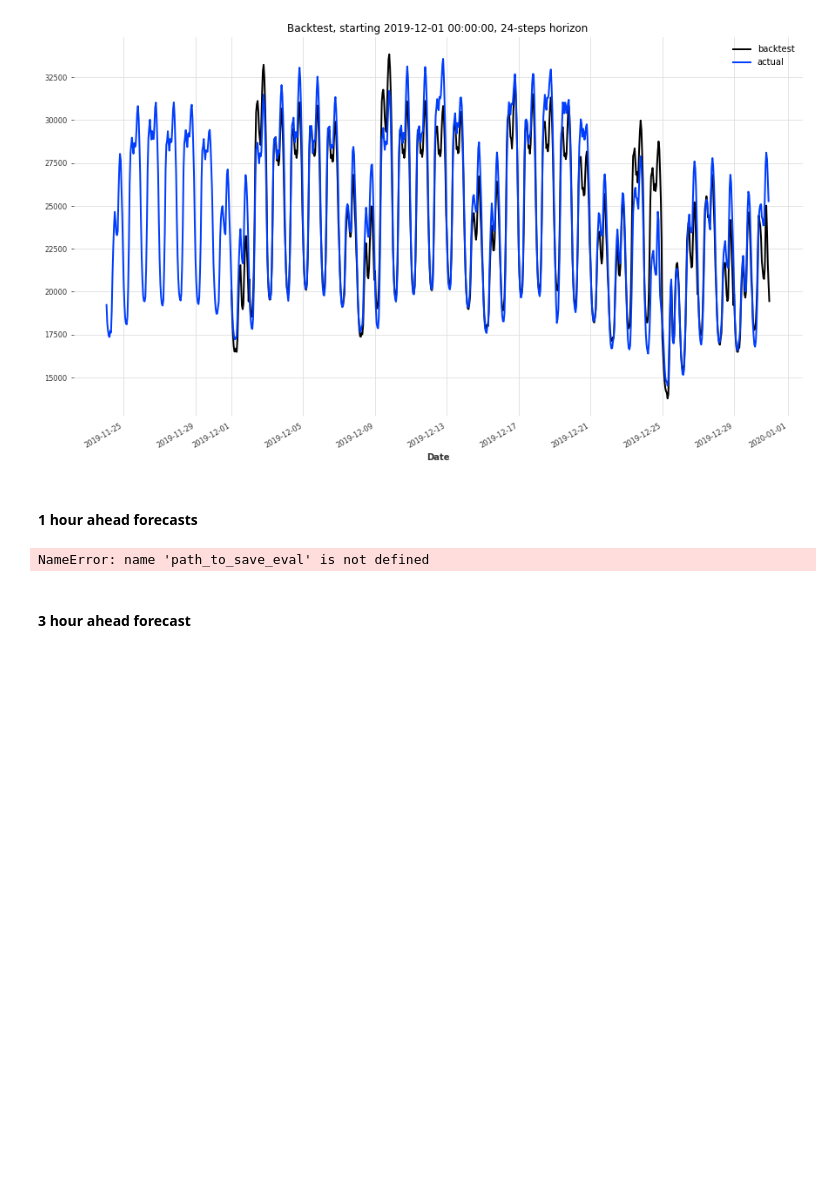
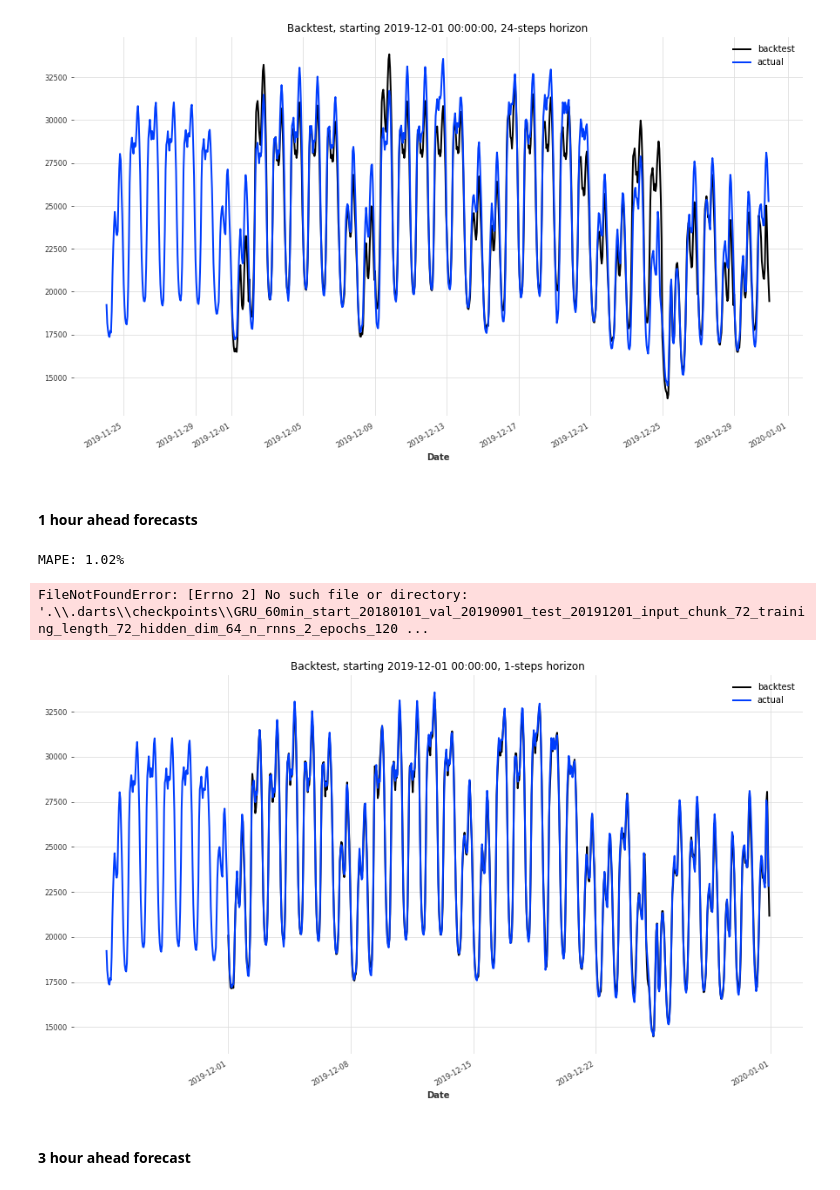
Before and after one commit to I-NERGY/DeepTSF, a Jupyter notebook: PILOT1_RDN/rdn_RNN.ipynb, the cells around one changed output. Cells and saved outputs as stored; diff of their text form; code cells hidden in the pictures; blank space fills up the shorter version.

```diff
--- a/PILOT1_RDN/rdn_RNN.ipynb
+++ b/PILOT1_RDN/rdn_RNN.ipynb
@@ -78,14 +76,14 @@ test_transformed = transformer_ts.transform(test)
 series_transformed = transformer_ts.transform(series)
 
 # create month and year covariate series
-covariates = get_time_covariates(series_transformed)
+time_covariates = get_time_covariates(series_transformed)
 
 # scale them between 0 and 1:
 transformer_cov = Scaler()
-covariates = transformer_cov.fit_transform(covariates)
+time_covariates = transformer_cov.fit_transform(time_covariates)
 
 # split in train/validation sets:
-cov_train, cov_val = covariates.split_before(pd.Timestamp(cut_date_val))
+cov_train, cov_val = time_covariates.split_before(pd.Timestamp(cut_date_val))
 cov_val, cov_test = cov_val.split_before(pd.Timestamp(cut_date_test))
 # %%
 # # example history series for protobuf
@@ -195,23 +195,25 @@ MAPE: 4.47%
 # %%
 forecast_horizon = 1
 stride = forecast_horizon
 path_to_save_backtest = path_to_save_eval
 transformer_ts = pickle.load(
     open(os.path.join(path_to_save_eval, 'scaler.pkl'), "rb"))
 
 mape_error, backtest = backtester(model=best_model,
                                   series_transformed=series_transformed.drop_after(
                                       pd.Timestamp(backtest_end_date)),
                                   backtest_start_date=backtest_start_date,
                                   forecast_horizon=forecast_horizon,
                                   stride=stride,
                                   transformer_ts=transformer_ts,
                                   retrain=False,
-                                  future_covariates=covariates,
+                                  future_covariates=time_covariates,
                                   past_covariates=None,
                                   path_to_save_backtest=path_to_save_backtest)
 # %% [output]
-NameError: name 'path_to_save_eval' is not defined
+MAPE: 1.02%
+FileNotFoundError: [Errno 2] No such file or directory: '.\\.darts\\checkpoints\\GRU_60min_start_20180101_val_20190901_test_20191201_input_chunk_72_training_length_72_hidden_dim_64_n_rnns_2_epochs_120 ...
+[figure, added]
 # %% [markdown]
 #### 3 hour ahead forecast
 # %%
```
Also changed, not shown: parts of 10 cells of this notebook, 29 other files.
